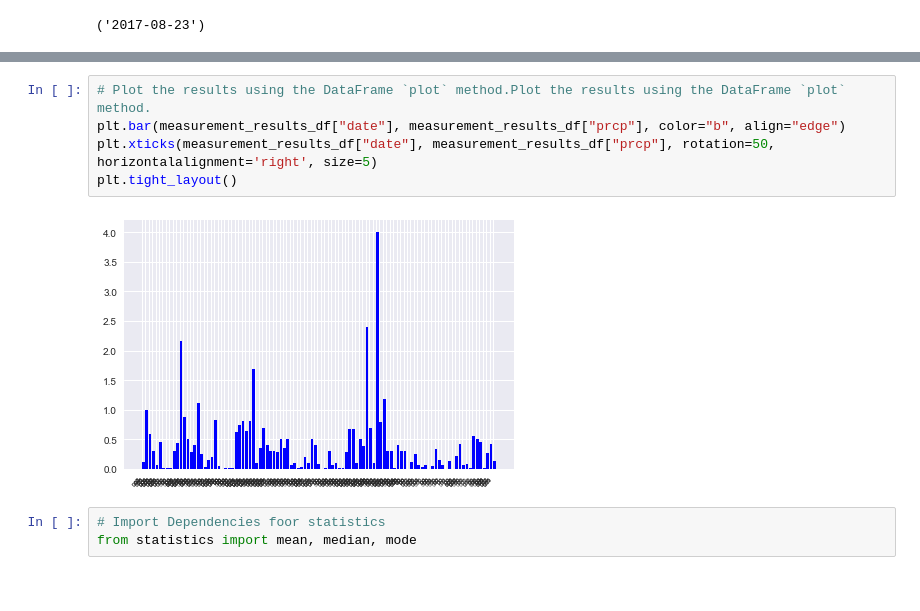
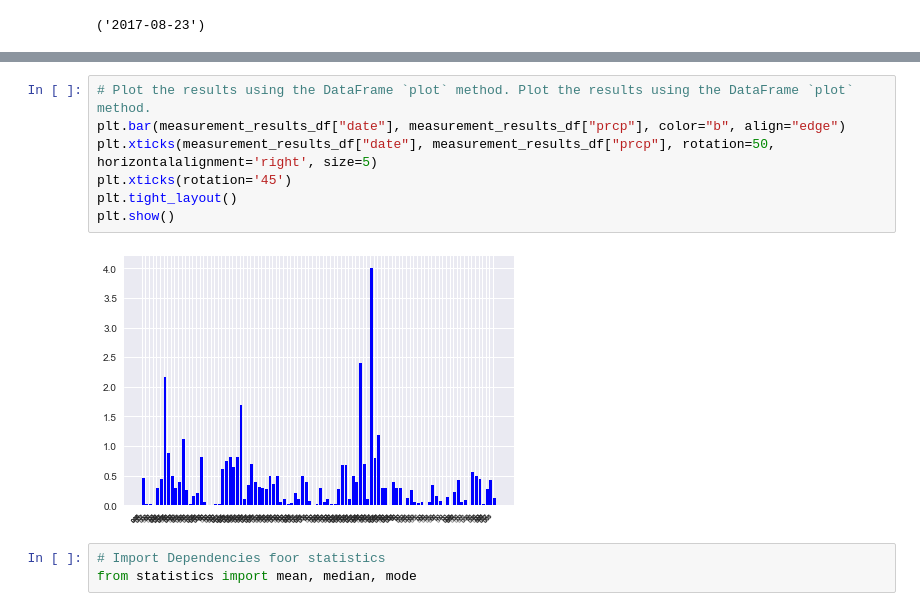
Before and after one commit to sinancengiz/data_storage_retrieval, a Jupyter notebook: climate_analysis.ipynb, the cells around one changed output, grey strips where cells are left out. Cells and saved outputs as stored; diff of their text form.

```diff
--- a/climate_analysis.ipynb
+++ b/climate_analysis.ipynb
@@ -136,10 +141,12 @@ measurement_results_df.head()
 # %%
-# Plot the results using the DataFrame `plot` method.Plot the results using the DataFrame `plot` method.
+# Plot the results using the DataFrame `plot` method. Plot the results using the DataFrame `plot` method.
 plt.bar(measurement_results_df["date"], measurement_results_df["prcp"], color="b", align="edge")
 plt.xticks(measurement_results_df["date"], measurement_results_df["prcp"], rotation=50, horizontalalignment='right', size=5)
+plt.xticks(rotation='45')
 plt.tight_layout()
+plt.show()
 # %% [output]
-[figure, old version]
+[figure, new version]
 # %%
 # Import Dependencies foor statistics
 from statistics import mean, median, mode
```
Also changed, not shown: parts of 20 cells of this notebook, 7 other files.
